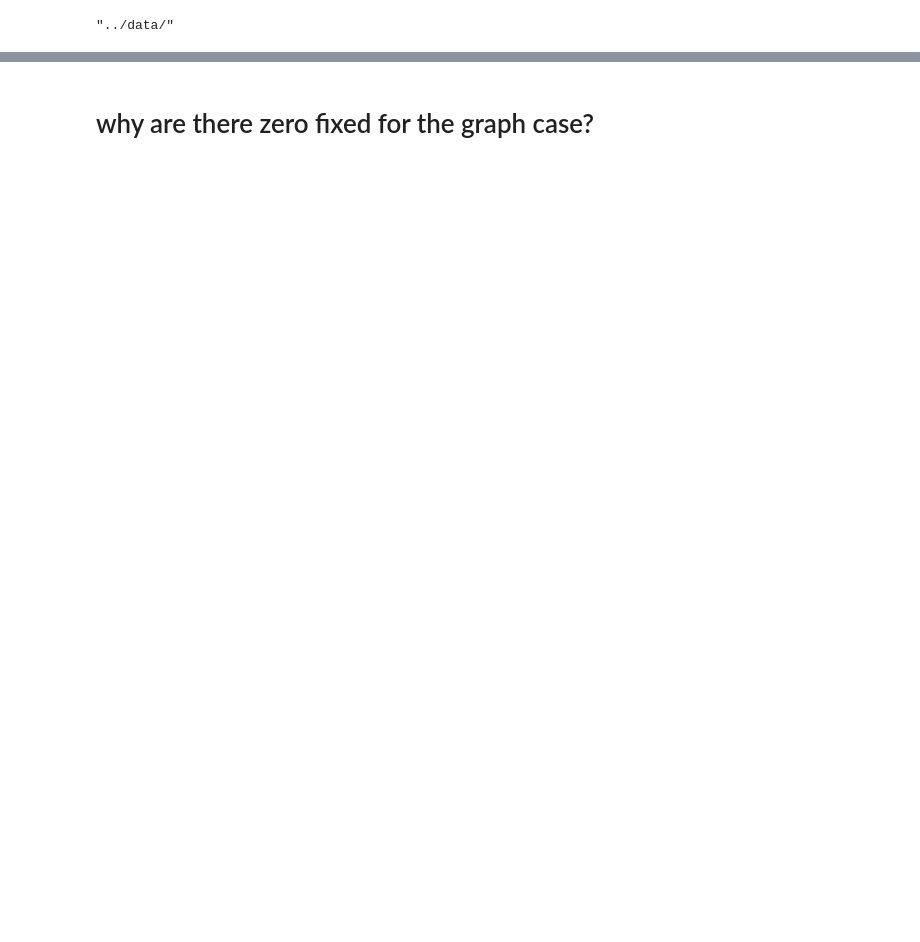
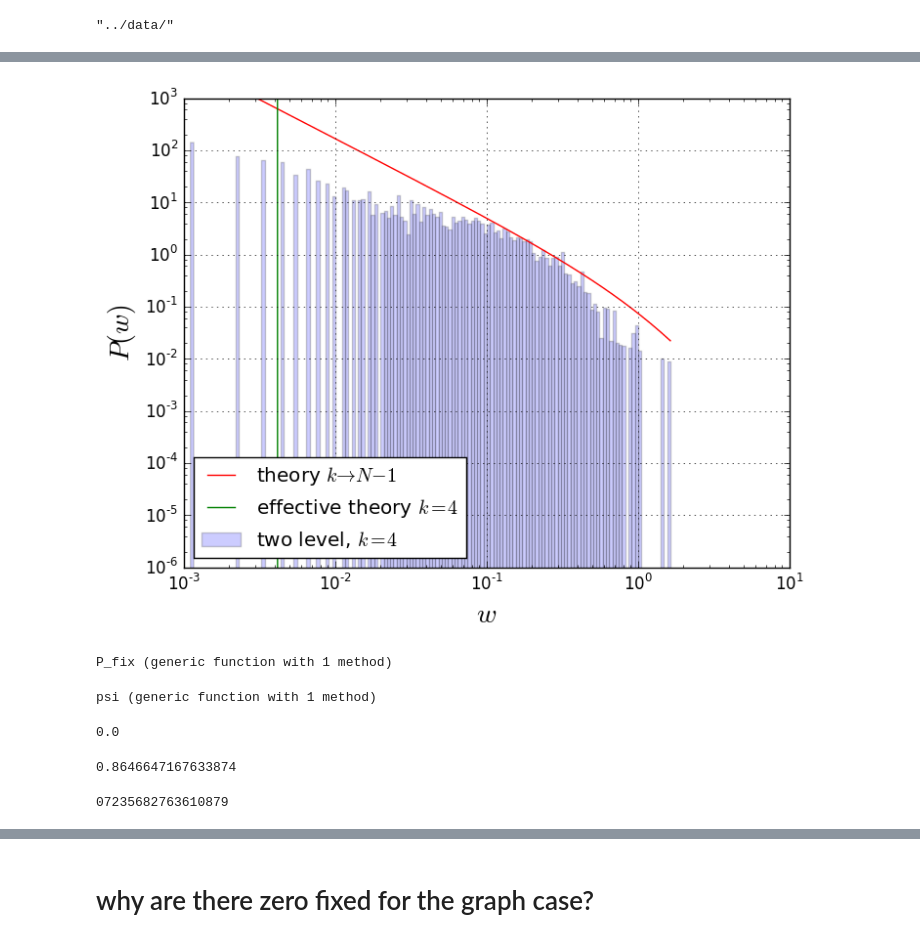
Before and after one commit to jnkh/epidemics, a Jupyter notebook: Data Analysis.ipynb, the cells around one changed output, grey strips where cells are left out. Saved outputs shown, nothing was run; the diff lists cells and outputs as text; code cells hidden in the pictures; blank space fills up the shorter version.

```diff
--- a/Data Analysis.ipynb
+++ b/Data Analysis.ipynb
@@ -285,0 +275,37 @@ plot(accum)
+# %%
+#plot_w(sizes_well_mixed,N,alpha,beta)
+plot_w(sizes_two_level,N,alpha,beta)
+# %% [output]
+[figure, added]
+# %%
+s(x) = get_s_effective_two_level_interp(x,alpha,beta,y_inf_interp,y_sq_inf_interp,y_susc_interp,y_sq_susc_interp)
+splus(x) = get_splus_effective_two_level_interp(x,alpha,beta,y_inf_interp,y_sq_inf_interp,y_susc_interp,y_sq_susc_interp)
+
+s1(x) = alpha*x - beta
+splus1(x) = 2 + beta + alpha*x
+
+function P_fix(s::Function,splus::Function,N::Int,x0::Real)
+    a(x) = x*s(x)
+    b(x) = 1/N*x*(splus(x))
+    println(a(0.001))
+
+    psi(x,a,b) = exp( -2* Cubature.hquadrature(y -> a(y)/b(y),0,x)[1])
+
+    return Cubature.hquadrature(y -> psi(y,a,b),0,x0)[1]/Cubature.hquadrature(y -> psi(y,a,b),0,1)[1]
+end
+# %% [output]
+P_fix (generic function with 1 method)
+# %%
+# a(x) = x.*s(x)
+# b(x) = 1.0/N*(1-x).*x.*splus(x)
+
+a_over_b(x) = N*s(x)./splus(x)
+psi(x,a_over_b) = exp( -2* Cubature.hquadrature(y -> a_over_b(y),0,x)[1])
+# %% [output]
+psi (generic function with 1 method)
+# %%
+P_fix(s,splus,N,1/N)
+# %% [output]
+0.0
+0.8646647167633874
+07235682763610879
```
Also changed, not shown: parts of 34 cells of this notebook, 5 other files.
